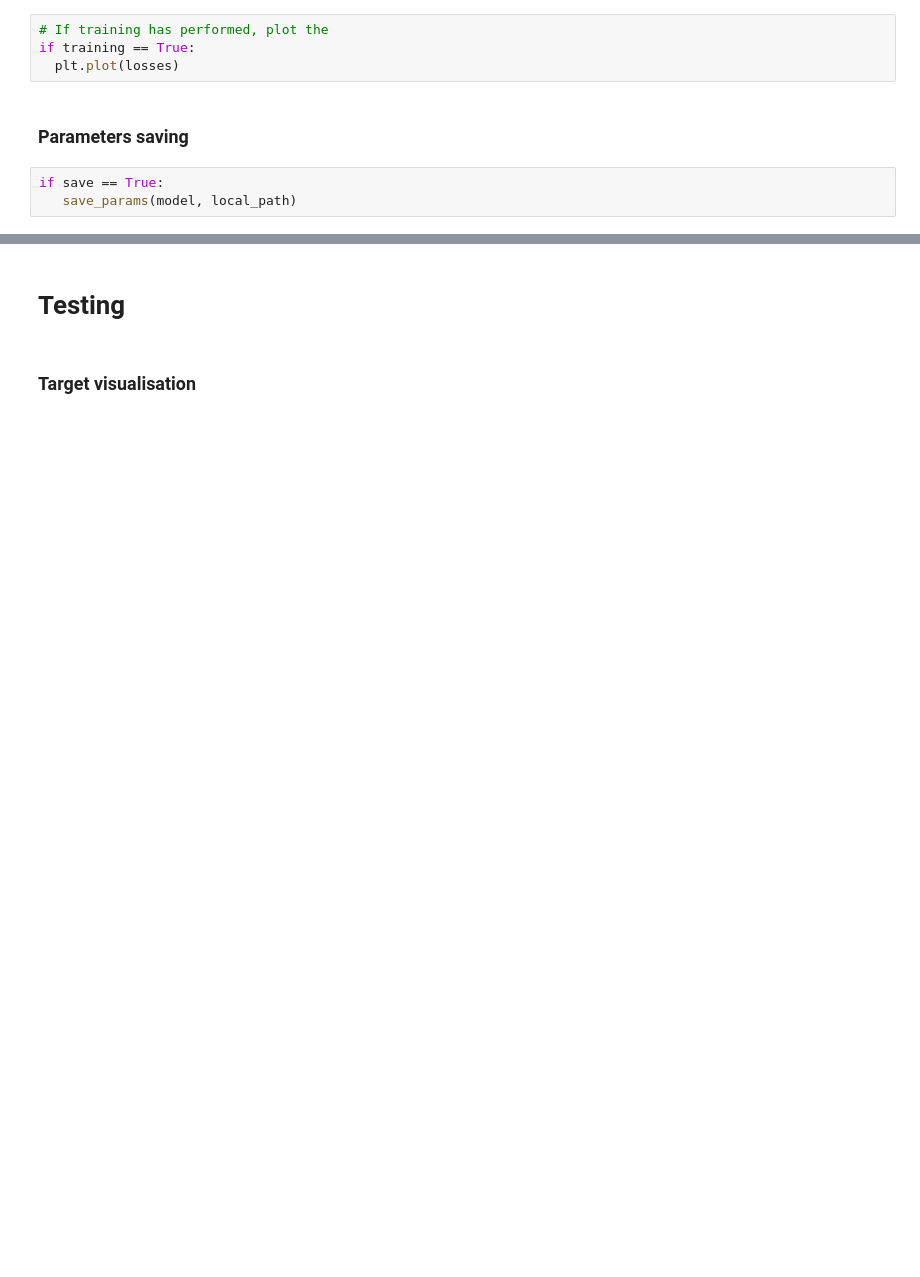
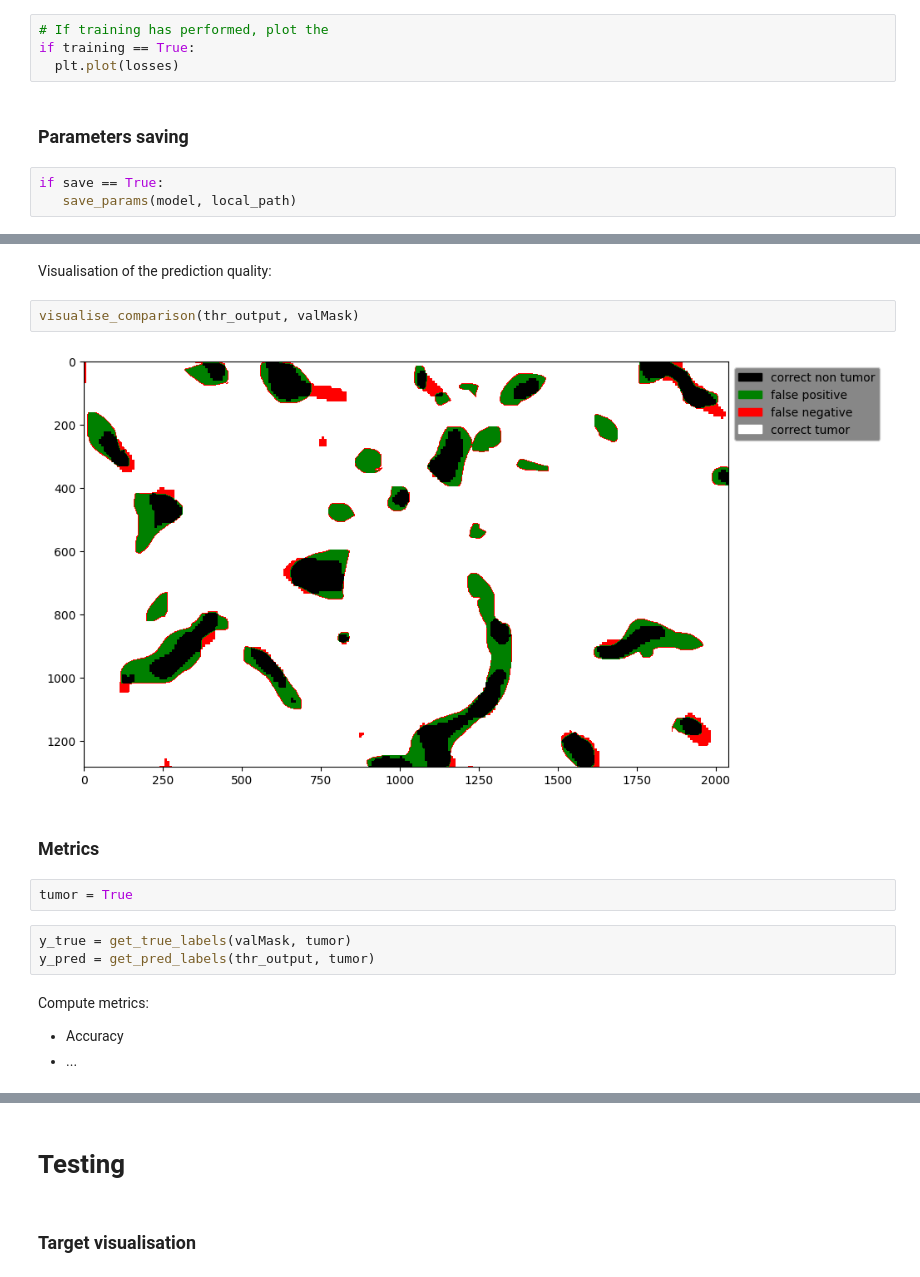
Before and after one commit to Luca-Olivieri/NAML_project, a Jupyter notebook: src/main_new.ipynb, the cells around one changed output, grey strips where cells are left out. Cells and saved outputs as stored; diff of their text form; blank space fills up the shorter version.

```diff
--- a/src/main_new.ipynb
+++ b/src/main_new.ipynb
@@ -887,0 +904,17 @@ if save == True:
+# %% [markdown]
+Visualisation of the prediction quality:
+# %%
+visualise_comparison(thr_output, valMask)
+# %% [output]
+[figure, added]
+# %% [markdown]
+### Metrics
+# %%
+tumor = True
+# %%
+y_true = get_true_labels(valMask, tumor)
+y_pred = get_pred_labels(thr_output, tumor)
+# %% [markdown]
+Compute metrics:
+- Accuracy
+- ...
```
Also changed, not shown: parts of 47 cells of this notebook.
